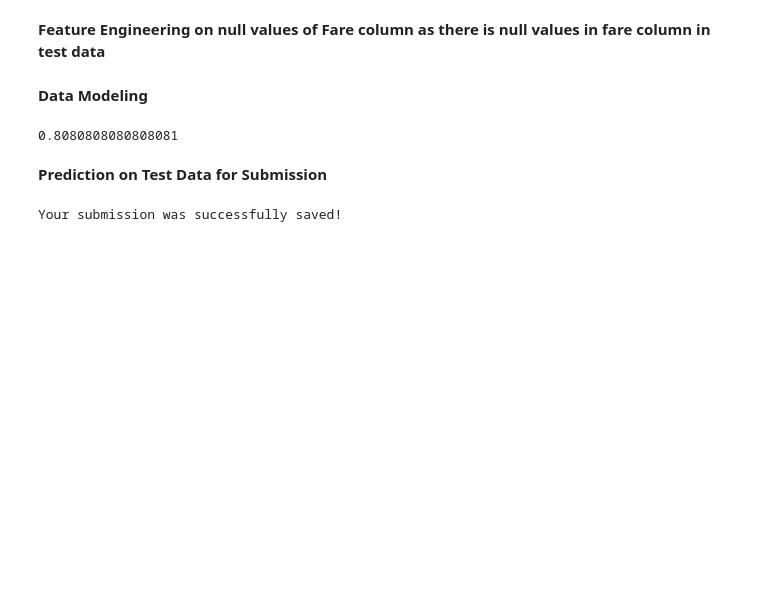
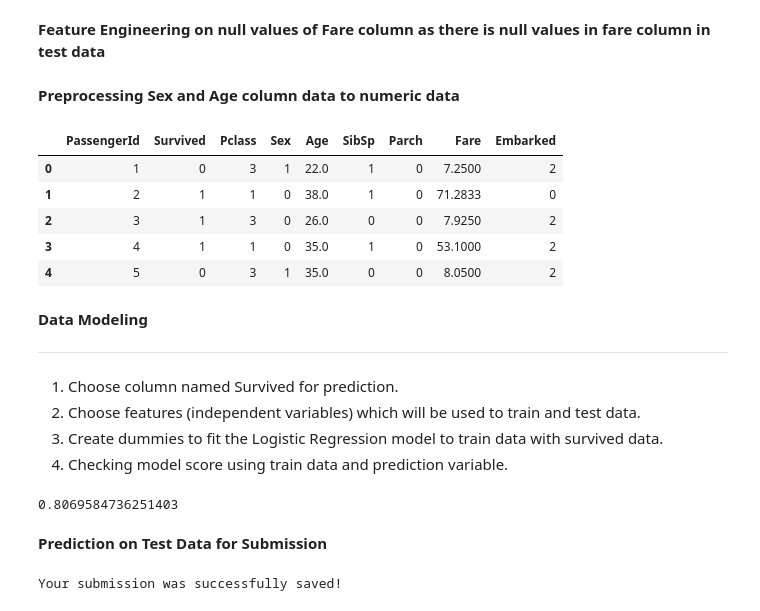
Before and after one commit to KaziShadmanSakib/Artificial-Intelligence, a Jupyter notebook: 97_KaziShadmanSakib_Titanic.ipynb, the cells around one changed output. Saved outputs shown, nothing was run; the diff lists cells and outputs as text; code cells hidden in the pictures; blank space fills up the shorter version.

```diff
--- a/97_KaziShadmanSakib_Titanic.ipynb
+++ b/97_KaziShadmanSakib_Titanic.ipynb
@@ -163,20 +203,20 @@ sns.boxplot(x = "Pclass", y = "Age", data = train_data)
 **Feature Engineering on null values of Age column**
 # %%
 # Feature Engineering on Age of null data, based on pclass
-# pclass 1 == 38
-# pclass 2 == 28
-# pclass 3 == 25
+# pclass 1 == 38.000000
+# pclass 2 == 28.000000
+# pclass 3 == 20.125000
 def ageEngineering(cols):
   age = cols[0]
   pclass = cols[1]
 
   if pd.isnull(age):
     if pclass == 1:
-      return 38
+      return 38.000000
     elif pclass == 2:
-      return 28
+      return 28.000000
     else:
-      return 25
+      return 20.125000
   else:
     return age
 
@@ -227,46 +283,72 @@ sns.boxplot(x = "Pclass", y = "Fare", data = train_data)
 **Feature Engineering on null values of Fare column as there is null values in fare column in test data**
 # %%
 # Feature Engineering on fare of null data, based on pclass
-# pclass 1 == 65
-# pclass 2 == 19
-# pclass 3 == 9
+# pclass 1 == 31.000000
+# pclass 2 == 14.454200
+# pclass 3 == 7.910400
 def fareEngineering(cols):
   fare = cols[0]
   pclass = cols[1]
 
   if pd.isnull(fare):
     if pclass == 1:
-      return 65
+      return 31.000000
     elif pclass == 2:
-      return 19
+      return 14.454200
     else:
-      return 9
+      return 7.910400
   else:
     return fare
 
 # feature engineering of Age based on Pclass
 train_data['Fare'] = train_data[['Fare', "Pclass"]].apply(fareEngineering, axis = 1)
 test_data['Fare'] = test_data[['Fare', "Pclass"]].apply(fareEngineering, axis = 1)
+# %% [markdown]
+**Preprocessing Sex and Age column data to numeric data**
+# %%
+# Preprocess Sex and Age column data to numeric data
+le = preprocessing.LabelEncoder()
+columns = ["Sex", "Embarked"]
+
+for col in columns:
+    train_data[col] = le.fit_transform(train_data[col])
+    test_data[col] = le.transform(test_data[col])
+
+train_data.head(5)
+# %% [output]
+|  | PassengerId | Survived | Pclass | Sex | Age | SibSp | Parch | Fare | Embarked |
+| 0 | 1 | 0 | 3 | 1 | 22.0 | 1 | 0 | 7.2500 | 2 |
+| 1 | 2 | 1 | 1 | 0 | 38.0 | 1 | 0 | 71.2833 | 0 |
+| 2 | 3 | 1 | 3 | 0 | 26.0 | 0 | 0 | 7.9250 | 2 |
+| 3 | 4 | 1 | 1 | 0 | 35.0 | 1 | 0 | 53.1000 | 2 |
+| 4 | 5 | 0 | 3 | 1 | 35.0 | 0 | 0 | 8.0500 | 2 |
 # %% [markdown]
 **Data Modeling**
+
+---
+# %% [markdown]
+1.   Choose column named Survived for prediction.
+2.   Choose features (independent variables) which will be used to train and test data.
+3.   Create dummies to fit the Logistic Regression model to train data with survived data.
+4.   Checking model score using train data and prediction variable.
 # %%
 # Prediction on Survived data
 y = train_data["Survived"]
 
 # features that will be used to train and test data
-features = ["Pclass", "Sex", "Age" , "SibSp", "Parch"]
+features = ["Pclass", "Sex", "Age" , "SibSp", "Parch", "Fare", "Embarked"]
 
 # dummies of train data and test data with features
 X = pd.get_dummies(train_data[features])
 X_test = pd.get_dummies(test_data[features])
 
 # training model with X to y and predicting y with test data
-model = LogisticRegression(random_state=0).fit(X, y)
+model = LogisticRegression(random_state=0, max_iter=1000).fit(X, y)
 
 # prediction score on train data
 print(model.score(X, y))
 # %% [output]
-0.8080808080808081
+0.8069584736251403
 # %% [markdown]
 **Prediction on Test Data for Submission**
 # %%
```
Also changed, not shown: parts of 17 cells of this notebook.
